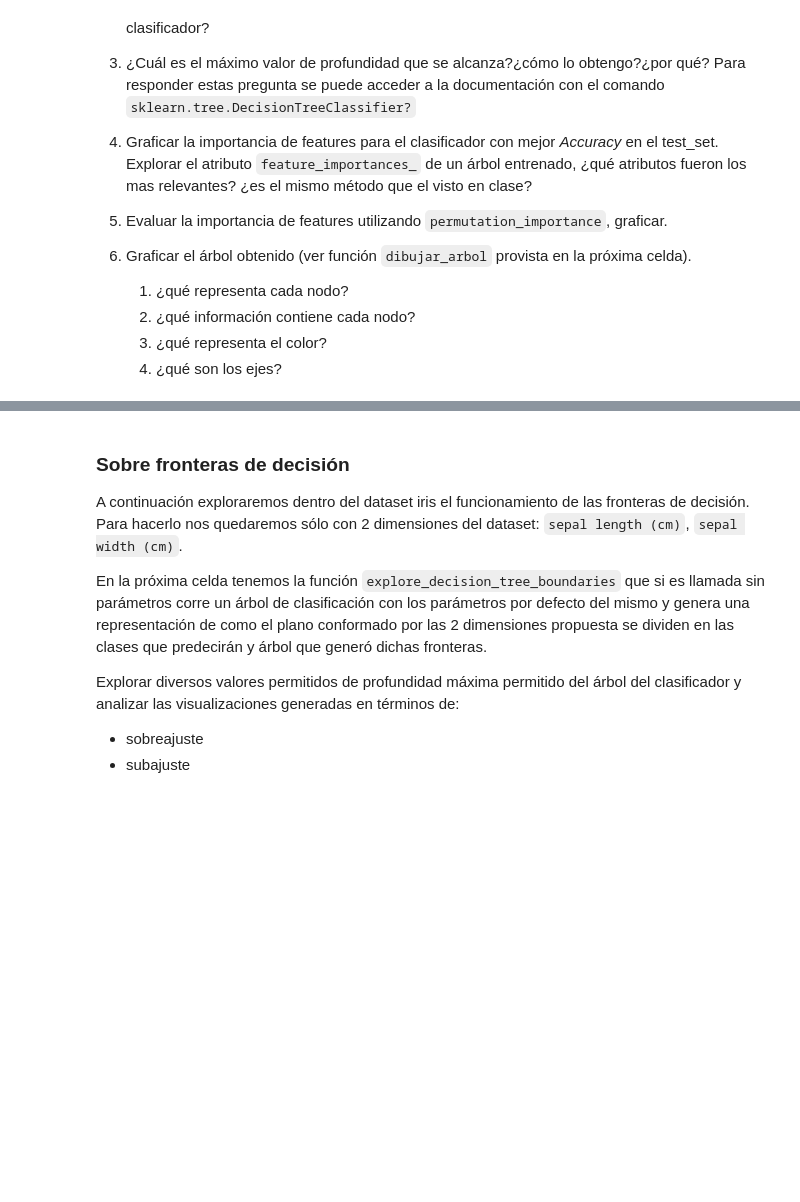
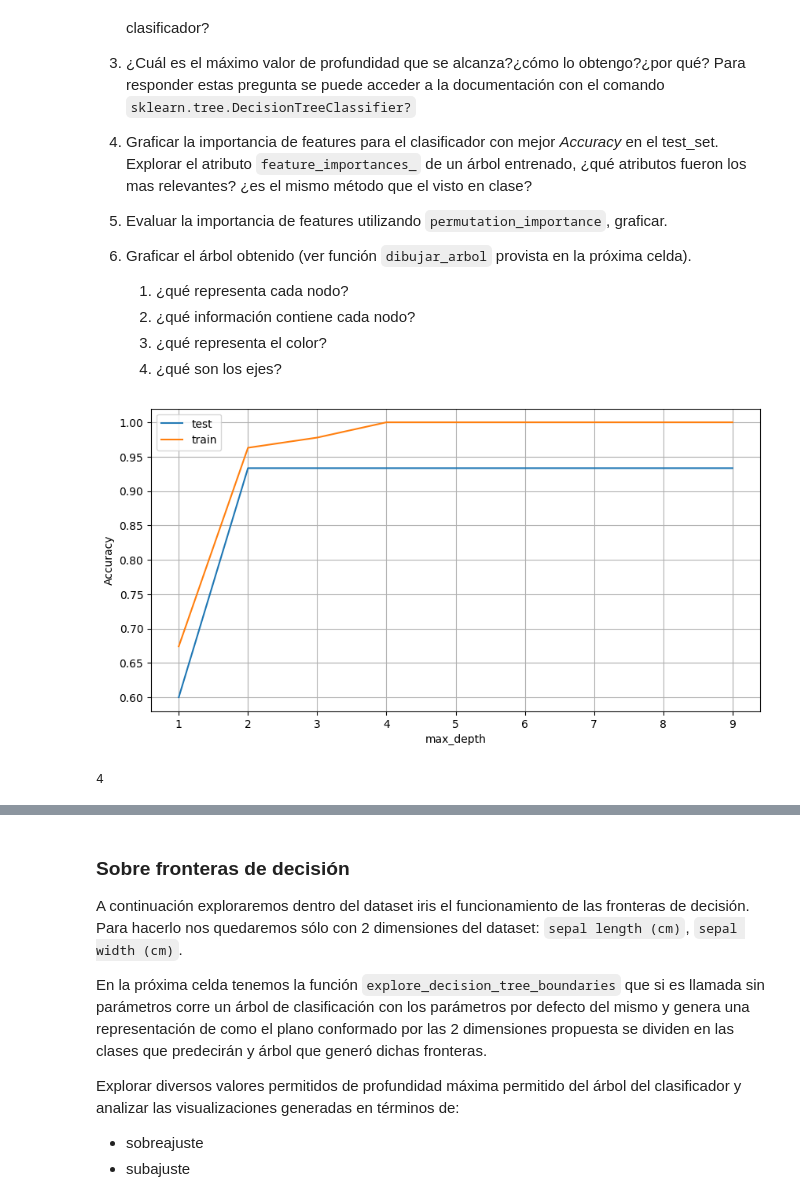
Before and after one commit to AzulBarr/Aprendizaje-Automatico, a Jupyter notebook: notebooks/notebook_03_arboles_de_decision_sklearn-published.ipynb, the cells around one changed output, grey strips where cells are left out. Cells and saved outputs as stored; diff of their text form; code cells hidden in the pictures; blank space fills up the shorter version.

```diff
--- a/notebooks/notebook_03_arboles_de_decision_sklearn-published.ipynb
+++ b/notebooks/notebook_03_arboles_de_decision_sklearn-published.ipynb
@@ -283,0 +307,25 @@ print(f"Score sobre el test set: {arbol.score(X_test, y_test):.2f}  ¿qué indic
+# %%
+#1
+#2
+accuracy = []
+scores_train = []
+for max_d in range(1, 10):
+  arbol = DecisionTreeClassifier(max_depth=max_d, criterion="entropy")
+  arbol.fit(X_train, y_train)
+  accuracy.append(arbol.score(X_test, y_test))
+  scores_train.append(arbol.score(X_train, y_train))
+
+plt.plot(range(1,10), accuracy)
+plt.plot(range(1,10), scores_train)
+plt.xlabel("max_depth")
+plt.ylabel("Accuracy")
+plt.grid()
+plt.legend(["test", "train"])
+plt.show()
+# %% [output]
+[figure, added]
+# %%
+#3
+arbol.get_depth()
+# %% [output]
+4
```
Also changed, not shown: parts of 14 cells of this notebook.
